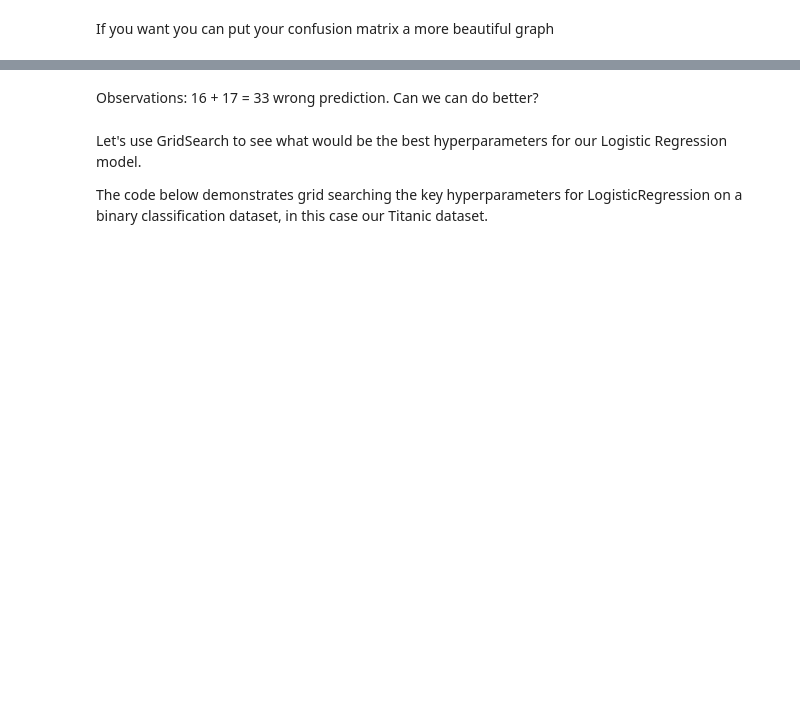
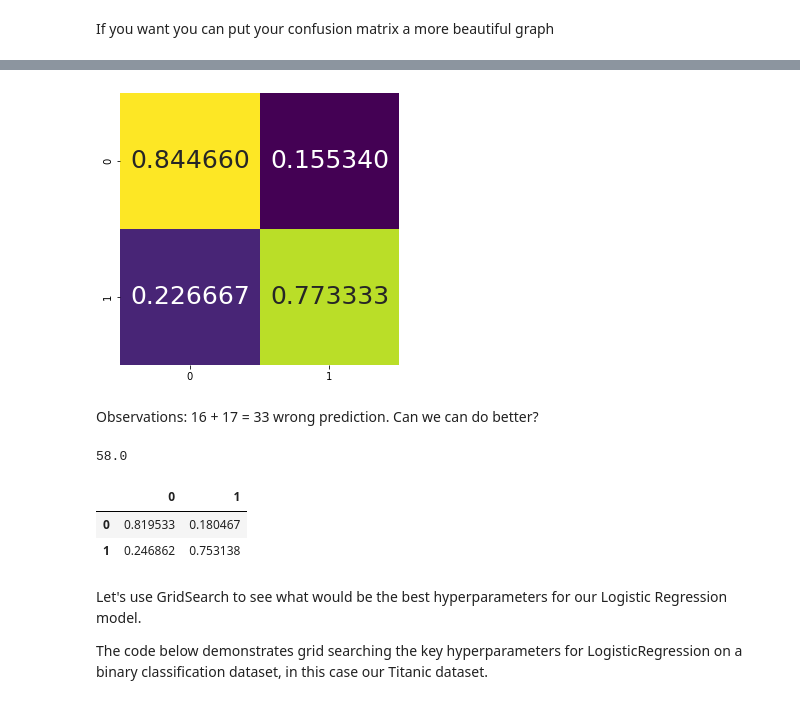
Before and after one commit to xalejandrow/4geeks_TitanicExampletitanic, a Jupyter notebook: export/logistic-regression.ipynb, the cells around one changed output, grey strips where cells are left out. Drawn from its saved outputs; the diff is of its cells as text; code cells hidden in the pictures; blank space fills up the shorter version.

```diff
--- a/export/logistic-regression.ipynb
+++ b/export/logistic-regression.ipynb
@@ -219,2 +268,24 @@ plt.show()
+# %%
+titanic_df = pd.DataFrame(titanic_cm)
+titanic_cm_norm = titanic_df.apply(lambda x: x/x.sum(),axis = 1)
+# %%
+# convert the ndarray to a pandas dataframe
+cm_df_norm = pd.DataFrame(titanic_cm_norm)
+# set the size of the figure
+plt.figure(figsize = (5,5))
+sns.heatmap(cm_df_norm,
+           annot=True, annot_kws={"size": 25},
+           fmt="f",         # decimals format
+           xticklabels=True,
+           yticklabels=True,
+           cmap="viridis",
+           cbar=False)
+plt.show()
+# %% [output]
+[figure, added]
 # %% [markdown]
 Observations: 16 + 17 = 33 wrong prediction. Can we can do better?
+# %%
+np.sum(y_pred * y_test)
+# %% [output]
+58.0
@@ -221,3 +296,9 @@ Observations: 16 + 17 = 33 wrong prediction. Can we can do better?
+# %%
+titanic_cm_norm_train
+# %% [output]
+|  | 0 | 1 |
+| 0 | 0.819533 | 0.180467 |
+| 1 | 0.246862 | 0.753138 |
 # %% [markdown]
 Let's use GridSearch to see what would be the best hyperparameters for our Logistic Regression model.
 
```
Also changed, not shown: parts of 8 cells of this notebook, 1 other file.
